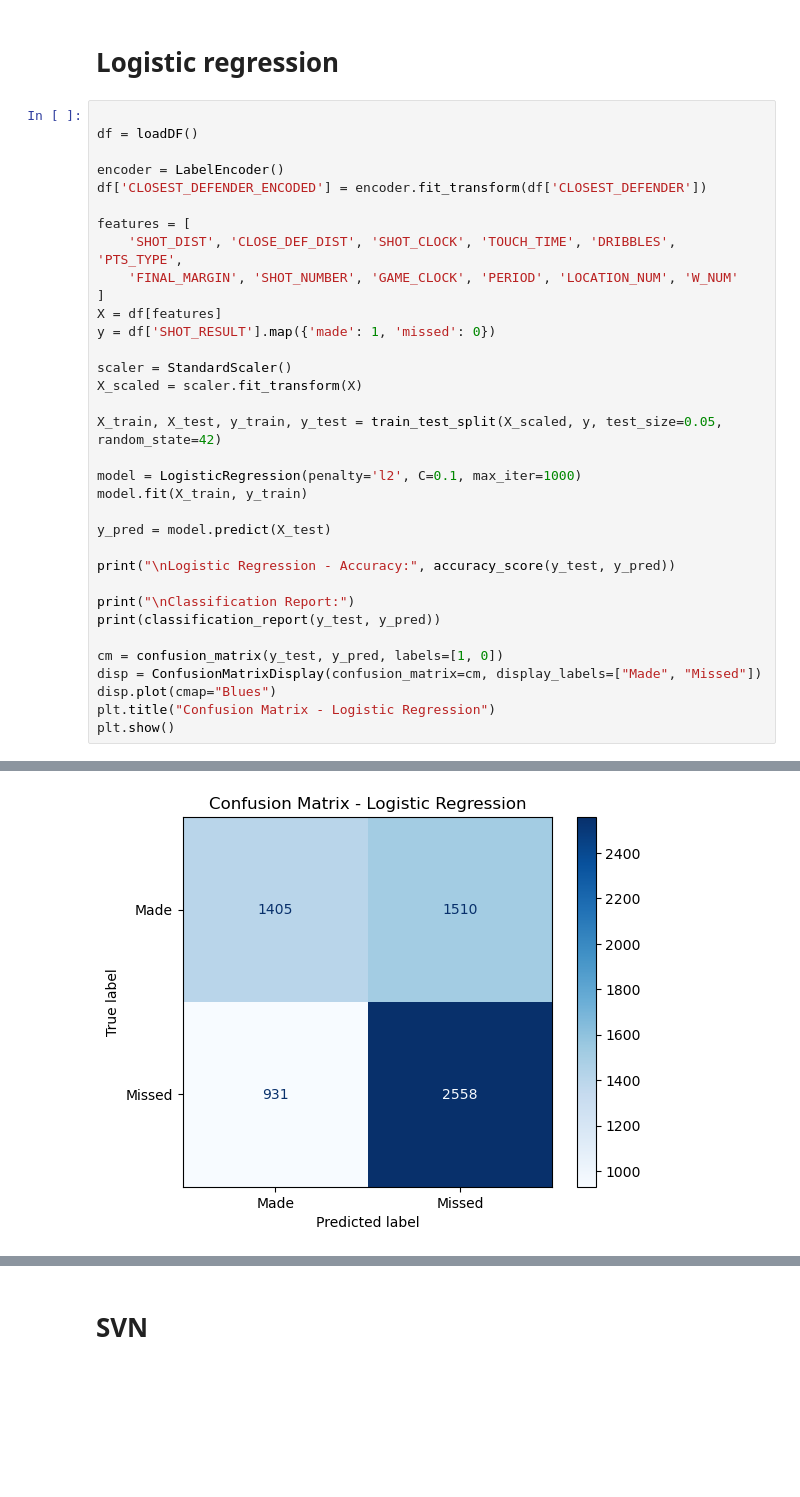
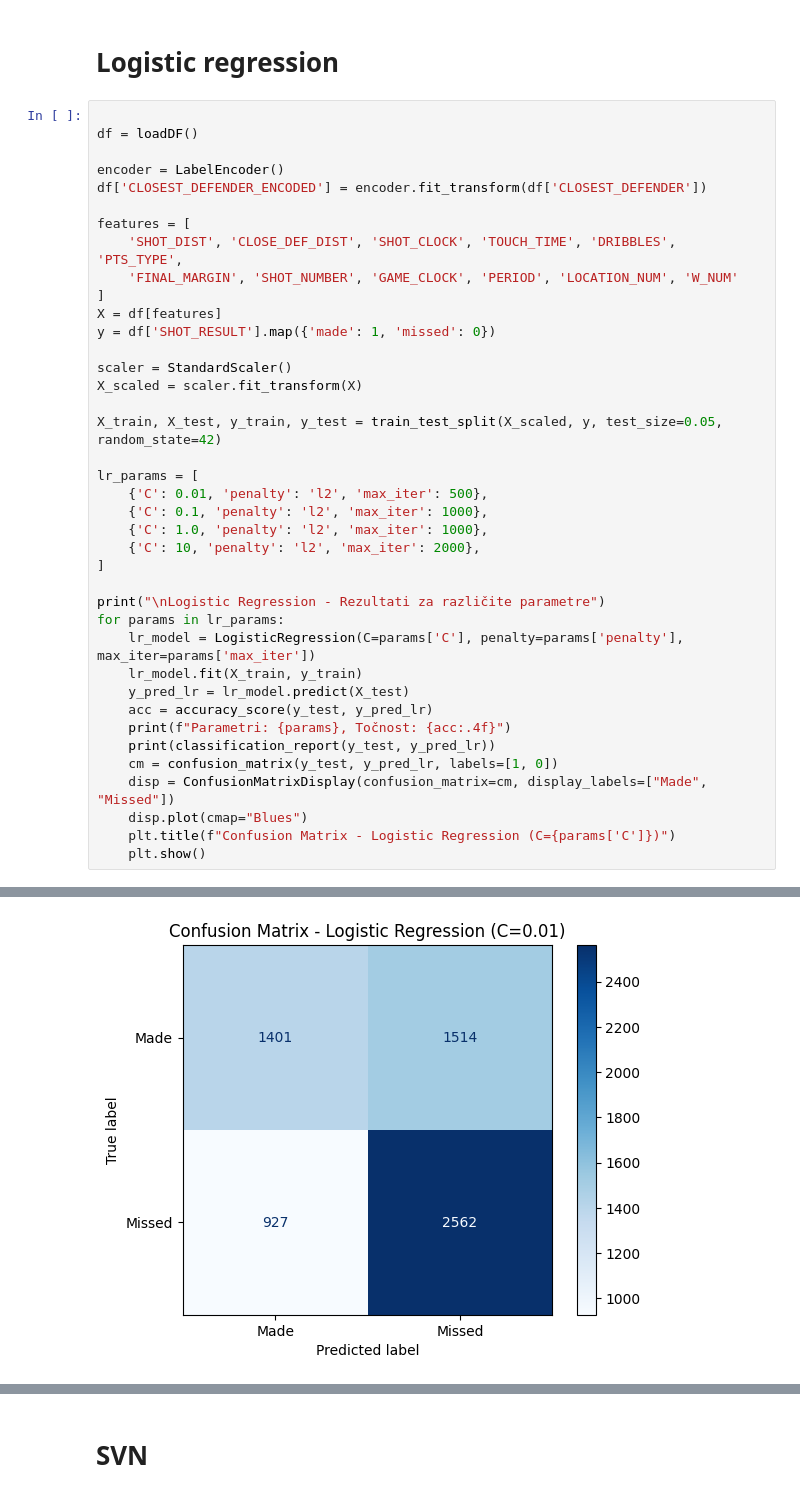
Before and after one commit to markojerkic/uzop-lab3, a Jupyter notebook: clanak.ipynb, the cells around one changed output, grey strips where cells are left out. Saved outputs shown, nothing was run; the diff lists cells and outputs as text; blank space fills up the shorter version.

```diff
--- a/clanak.ipynb
+++ b/clanak.ipynb
@@ -51,19 +51,24 @@ X_scaled = scaler.fit_transform(X)
 
 X_train, X_test, y_train, y_test = train_test_split(X_scaled, y, test_size=0.05, random_state=42)
 
-model = LogisticRegression(penalty='l2', C=0.1, max_iter=1000)
-model.fit(X_train, y_train)
+lr_params = [
+    {'C': 0.01, 'penalty': 'l2', 'max_iter': 500},
+    {'C': 0.1, 'penalty': 'l2', 'max_iter': 1000},
+    {'C': 1.0, 'penalty': 'l2', 'max_iter': 1000},
+    {'C': 10, 'penalty': 'l2', 'max_iter': 2000},
+]
 
-y_pred = model.predict(X_test)
-
-print("\nLogistic Regression - Accuracy:", accuracy_score(y_test, y_pred))
-
-print("\nClassification Report:")
-print(classification_report(y_test, y_pred))
-
-cm = confusion_matrix(y_test, y_pred, labels=[1, 0])
-disp = ConfusionMatrixDisplay(confusion_matrix=cm, display_labels=["Made", "Missed"])
-disp.plot(cmap="Blues")
-plt.title("Confusion Matrix - Logistic Regression")
-plt.show()
+print("\nLogistic Regression - Rezultati za različite parametre")
+for params in lr_params:
+    lr_model = LogisticRegression(C=params['C'], penalty=params['penalty'], max_iter=params['max_iter'])
+    lr_model.fit(X_train, y_train)
+    y_pred_lr = lr_model.predict(X_test)
+    acc = accuracy_score(y_test, y_pred_lr)
+    print(f"Parametri: {params}, Točnost: {acc:.4f}")
+    print(classification_report(y_test, y_pred_lr))
+    cm = confusion_matrix(y_test, y_pred_lr, labels=[1, 0])
+    disp = ConfusionMatrixDisplay(confusion_matrix=cm, display_labels=["Made", "Missed"])
+    disp.plot(cmap="Blues")
+    plt.title(f"Confusion Matrix - Logistic Regression (C={params['C']})")
+    plt.show()
 # %% [output]
@@ -77,5 +81,5 @@ Classification Report:
 
     accuracy                           0.62      6404
    macro avg       0.62      0.61      0.61      6404
 weighted avg       0.62      0.62      0.61      6404
-[figure, old version]
+[figure, new version]
```
Also changed, not shown: parts of 3 cells of this notebook.
